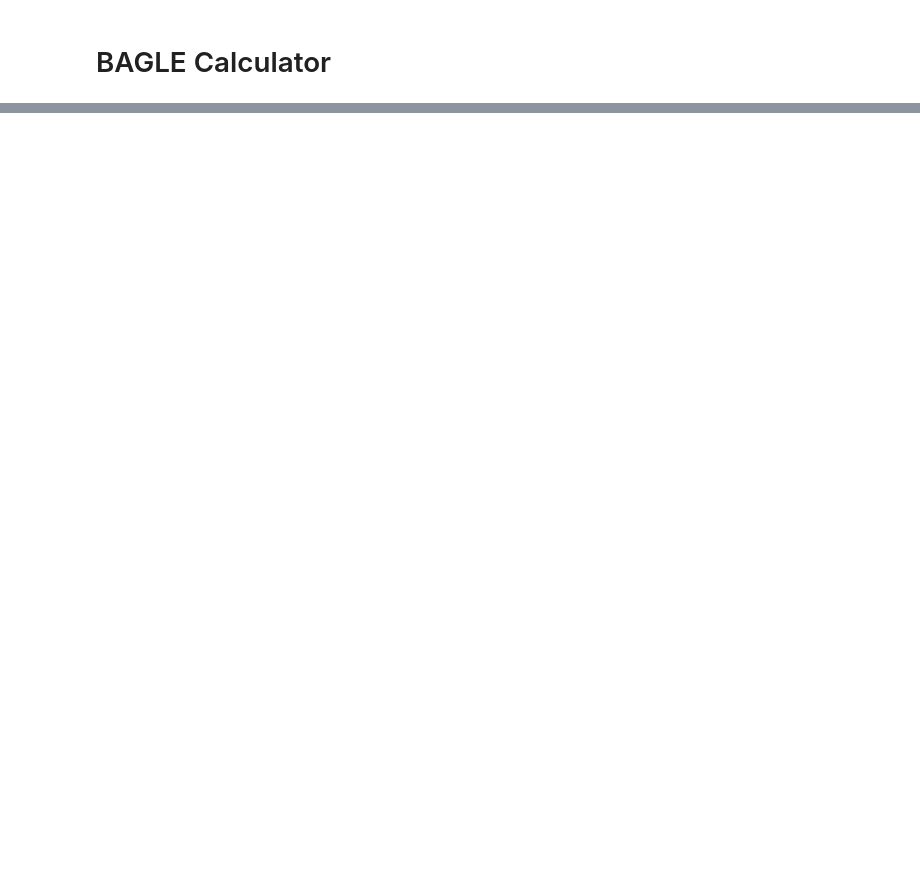
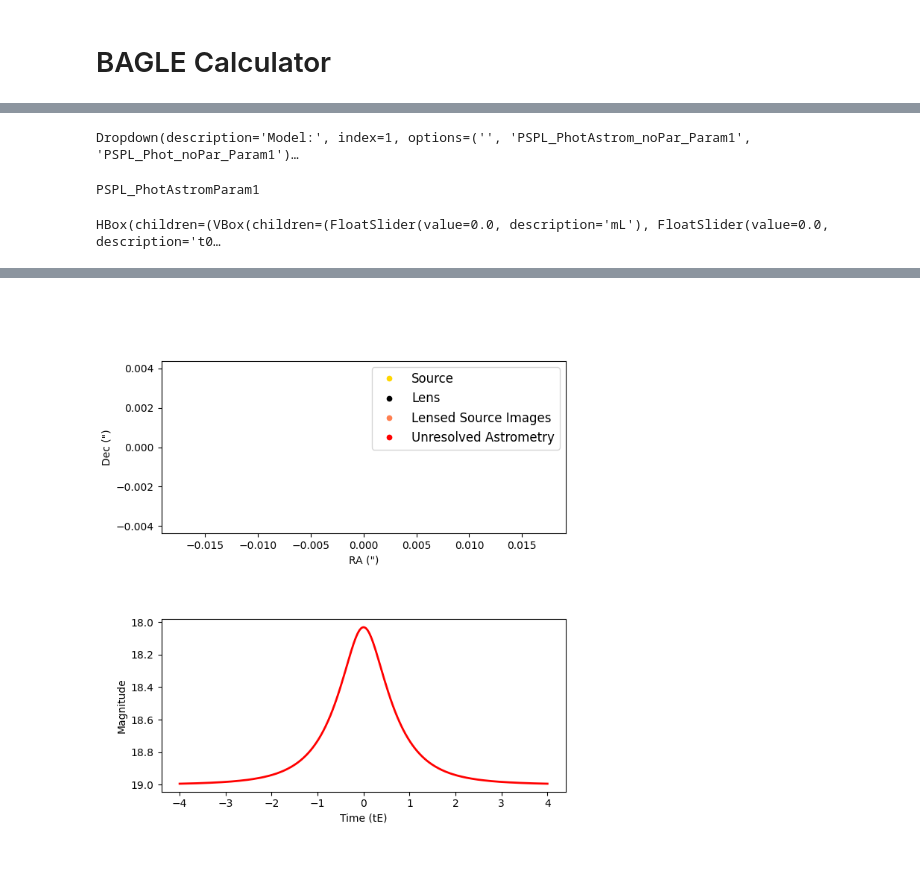
Before and after one commit to kehuang11/BAGLE_Microlensing_test, a Jupyter notebook: BAGLE_TUTORIAL.ipynb, the cells around one changed output, grey strips where cells are left out. Saved outputs shown, nothing was run; the diff lists cells and outputs as text; code cells hidden in the pictures; blank space fills up the shorter version.

Commit message:
Add dropdown selection for model

```diff
--- a/BAGLE_TUTORIAL.ipynb
+++ b/BAGLE_TUTORIAL.ipynb
@@ -38,0 +40,24 @@ HBox(children=(VBox(children=(FloatSlider(value=10.0, description='mL', max=10.0
+# %%
+event1_phot = model.PSPL_Phot_noPar_Param1(t0, event1.u0_amp, event1.tE, event1.piE_E, event1.piE_N,[b_sff],[mag_src])
+# %%
+model_map = {'PSPL_PhotAstrom_noPar_Param1': (event1, [7,7]), 'PSPL_Phot_noPar_Param1': (event1_phot,[8,4])}
+
+select_variable = widgets.Dropdown(
+    options=['','PSPL_PhotAstrom_noPar_Param1','PSPL_Phot_noPar_Param1'],
+    value='',
+    description='Model:',
+)
+
+def get_and_plot(event):
+    if event['new'] != '':
+        clear_output()
+        display(select_variable)
+        interact_model, figsize = model_map[event['new']]
+        interact_model.interact(4, 150, figsize, 3)
+
+display(select_variable)
+select_variable.observe(get_and_plot,names='value')
+# %% [output]
+Dropdown(description='Model:', index=1, options=('', 'PSPL_PhotAstrom_noPar_Param1', 'PSPL_Phot_noPar_Param1')…
+PSPL_PhotAstromParam1
+HBox(children=(VBox(children=(FloatSlider(value=0.0, description='mL'), FloatSlider(value=0.0, description='t0…
@@ -38,0 +65 @@ HBox(children=(VBox(children=(FloatSlider(value=10.0, description='mL', max=10.0
+[figure, added]
```
Also changed, not shown: parts of 4 cells of this notebook, 1 other file.
